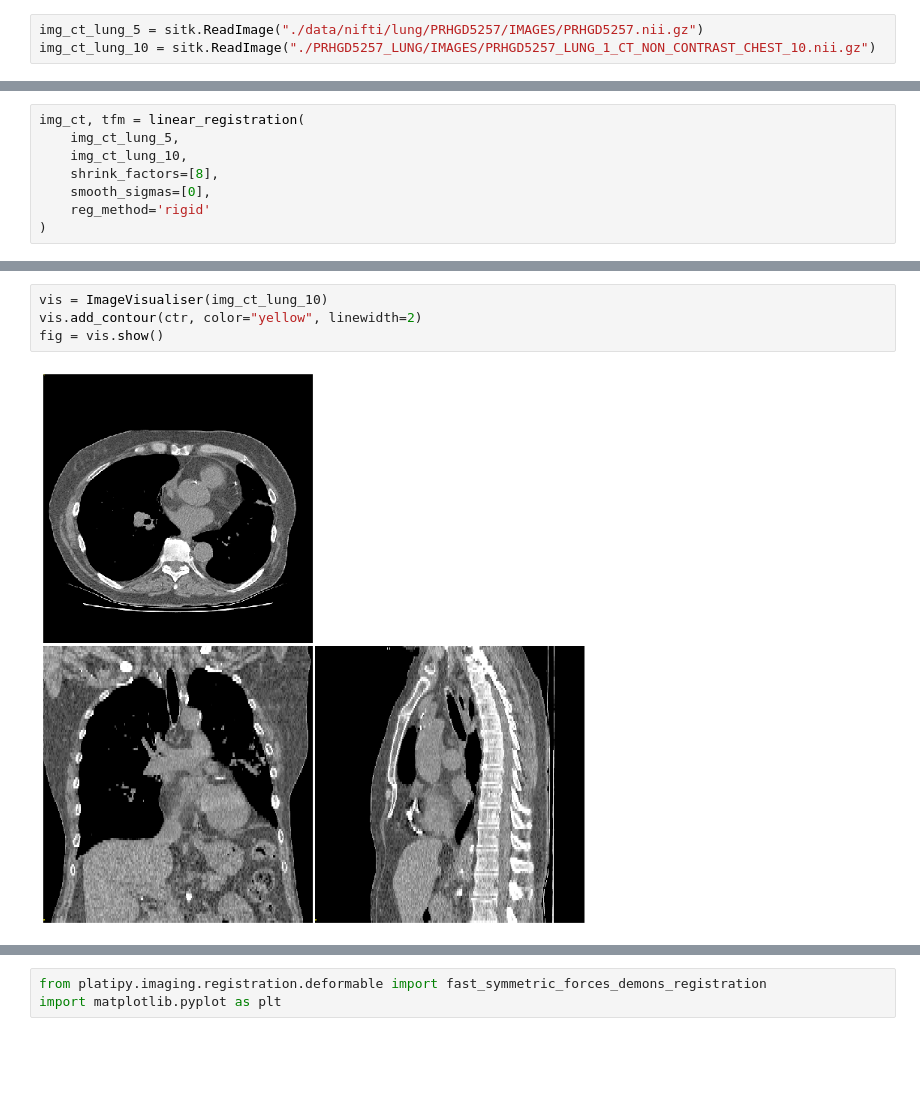
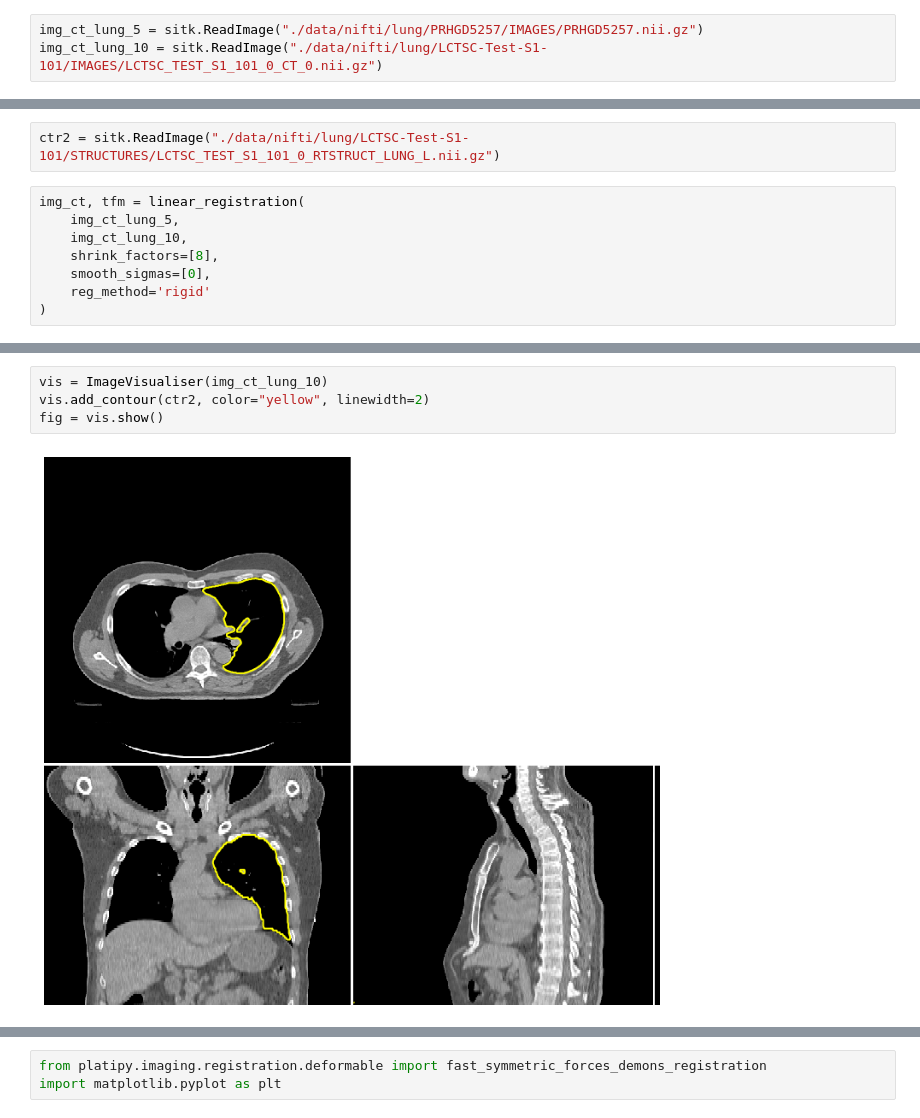
Before and after one commit to 321Gang/PlatipyDemo, a Jupyter notebook: deform-contour.ipynb, the cells around one changed output, grey strips where cells are left out. Saved outputs shown, nothing was run; the diff lists cells and outputs as text; blank space fills up the shorter version.

```diff
--- a/deform-contour.ipynb
+++ b/deform-contour.ipynb
@@ -5,9 +5,11 @@ from platipy.imaging.registration.linear import linear_registration
 from platipy.imaging.registration.utils import apply_transform
 # %%
 img_ct_lung_5 = sitk.ReadImage("./data/nifti/lung/PRHGD5257/IMAGES/PRHGD5257.nii.gz")
-img_ct_lung_10 = sitk.ReadImage("./PRHGD5257_LUNG/IMAGES/PRHGD5257_LUNG_1_CT_NON_CONTRAST_CHEST_10.nii.gz")
+img_ct_lung_10 = sitk.ReadImage("./data/nifti/lung/LCTSC-Test-S1-101/IMAGES/LCTSC_TEST_S1_101_0_CT_0.nii.gz")
 # %%
 ctr = sitk.ReadImage("./PRHGD5257_LUNG/STRUCTURES/PRHGD5257_LUNG_2_RTSTRUCT_LUNG_L.nii.gz")
+# %%
+ctr2 = sitk.ReadImage("./data/nifti/lung/LCTSC-Test-S1-101/STRUCTURES/LCTSC_TEST_S1_101_0_RTSTRUCT_LUNG_L.nii.gz")
 # %%
 img_ct, tfm = linear_registration(
     img_ct_lung_5,
@@ -26,8 +28,8 @@ fig = vis.show()
 # %%
 vis = ImageVisualiser(img_ct_lung_10)
-vis.add_contour(ctr, color="yellow", linewidth=2)
+vis.add_contour(ctr2, color="yellow", linewidth=2)
 fig = vis.show()
 # %% [output]
-[figure, old version]
+[figure, new version]
 # %%
 vis = ImageVisualiser(img_ct)
```
Also changed, not shown: parts of 11 cells of this notebook, 4 other files.
